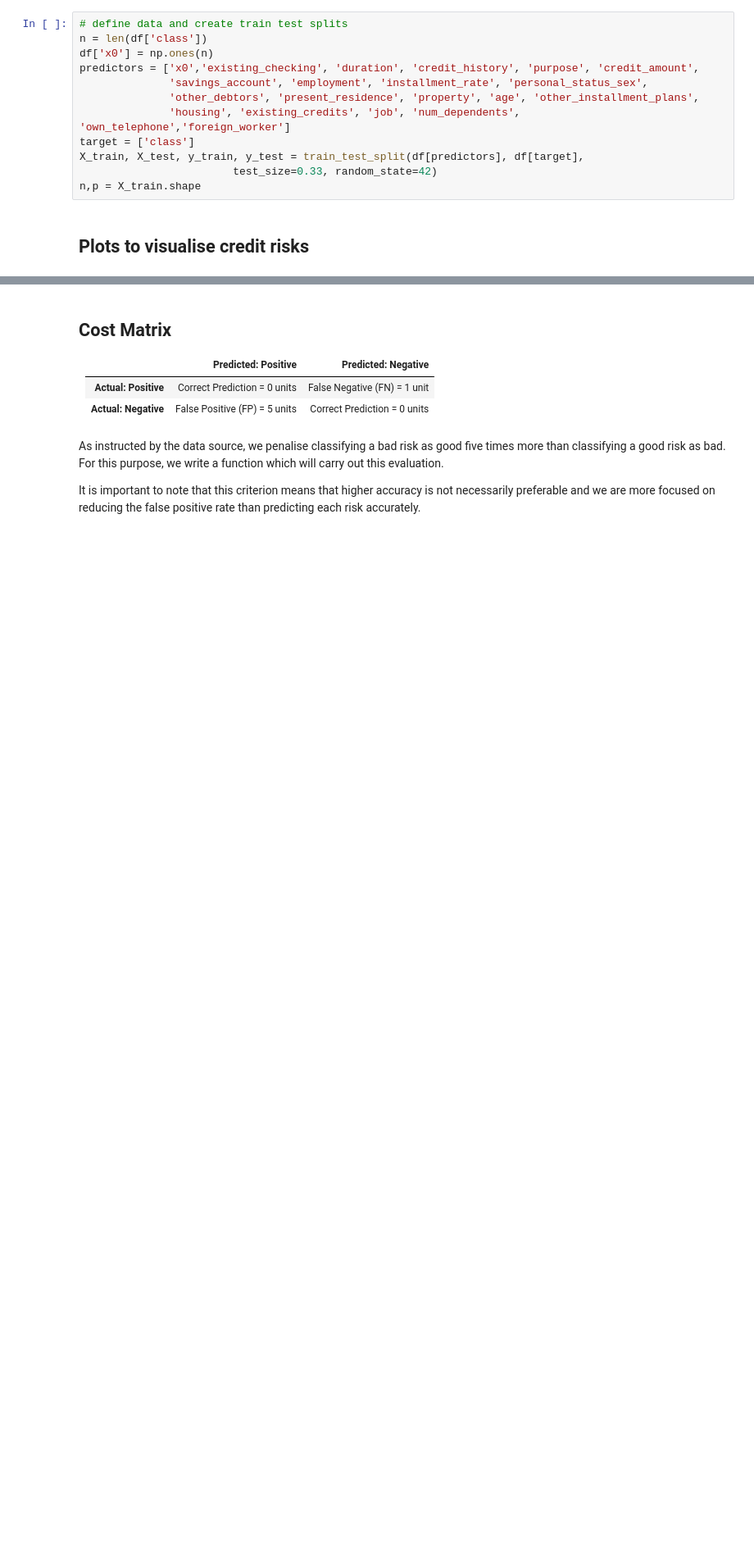
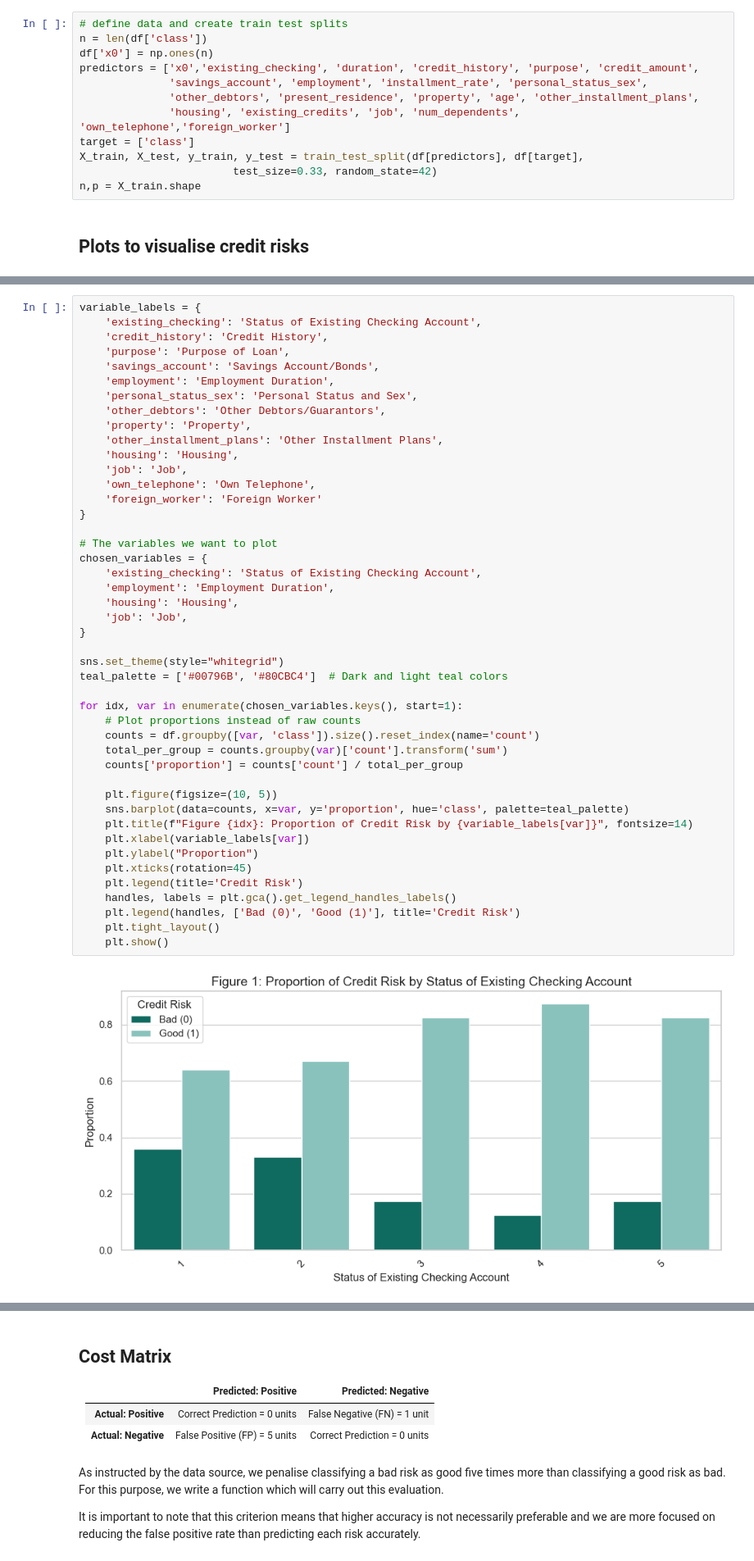
Before and after one commit to charlieollerenshaw/st451-project, a Jupyter notebook: creditorclassifcation.ipynb, the cells around one changed output, grey strips where cells are left out. Shown: that part at 82% size. Drawn from its saved outputs; the diff is of its cells as text; blank space fills up the shorter version.

Commit message:
Minor changes to credit classifications

```diff
--- a/creditorclassifcation.ipynb
+++ b/creditorclassifcation.ipynb
@@ -106,0 +65,47 @@ for var in chosen_variables.keys():
+# %%
+variable_labels = {
+    'existing_checking': 'Status of Existing Checking Account',
+    'credit_history': 'Credit History',
+    'purpose': 'Purpose of Loan',
+    'savings_account': 'Savings Account/Bonds',
+    'employment': 'Employment Duration',
+    'personal_status_sex': 'Personal Status and Sex',
+    'other_debtors': 'Other Debtors/Guarantors',
+    'property': 'Property',
+    'other_installment_plans': 'Other Installment Plans',
+    'housing': 'Housing',
+    'job': 'Job',
+    'own_telephone': 'Own Telephone',
+    'foreign_worker': 'Foreign Worker'
+}
+
+# The variables we want to plot
+chosen_variables = {
+    'existing_checking': 'Status of Existing Checking Account',
+    'employment': 'Employment Duration',
+    'housing': 'Housing',
+    'job': 'Job',
+}
+
+sns.set_theme(style="whitegrid")
+teal_palette = ['#00796B', '#80CBC4']  # Dark and light teal colors
+
+for idx, var in enumerate(chosen_variables.keys(), start=1):
+    # Plot proportions instead of raw counts
+    counts = df.groupby([var, 'class']).size().reset_index(name='count')
+    total_per_group = counts.groupby(var)['count'].transform('sum')
+    counts['proportion'] = counts['count'] / total_per_group
+
+    plt.figure(figsize=(10, 5))
+    sns.barplot(data=counts, x=var, y='proportion', hue='class', palette=teal_palette)
+    plt.title(f"Figure {idx}: Proportion of Credit Risk by {variable_labels[var]}", fontsize=14)
+    plt.xlabel(variable_labels[var])
+    plt.ylabel("Proportion")
+    plt.xticks(rotation=45)
+    plt.legend(title='Credit Risk')
+    handles, labels = plt.gca().get_legend_handles_labels()
+    plt.legend(handles, ['Bad (0)', 'Good (1)'], title='Credit Risk')
+    plt.tight_layout()
+    plt.show()
+# %% [output]
+[figure, added]
```
Also changed, not shown: parts of 13 cells of this notebook.
